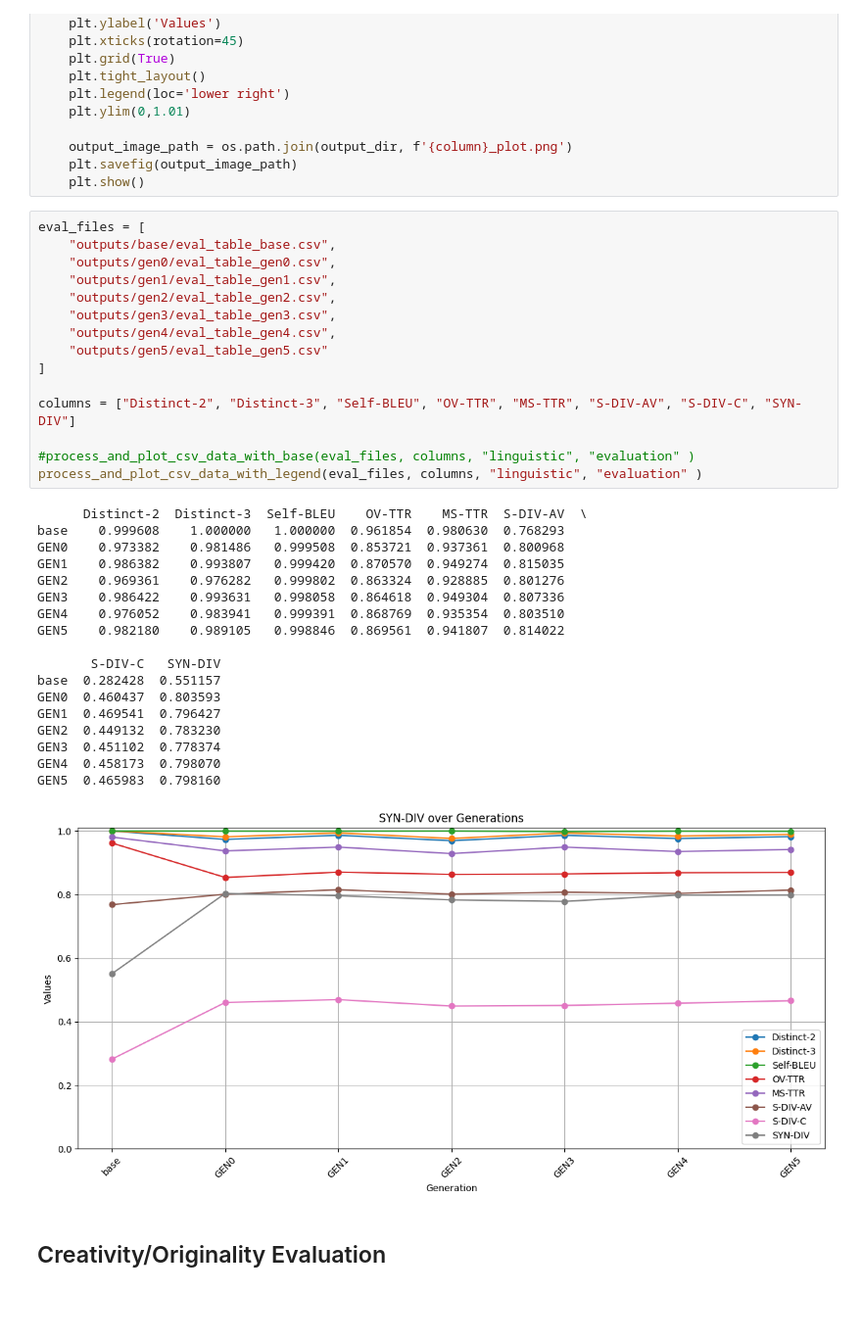
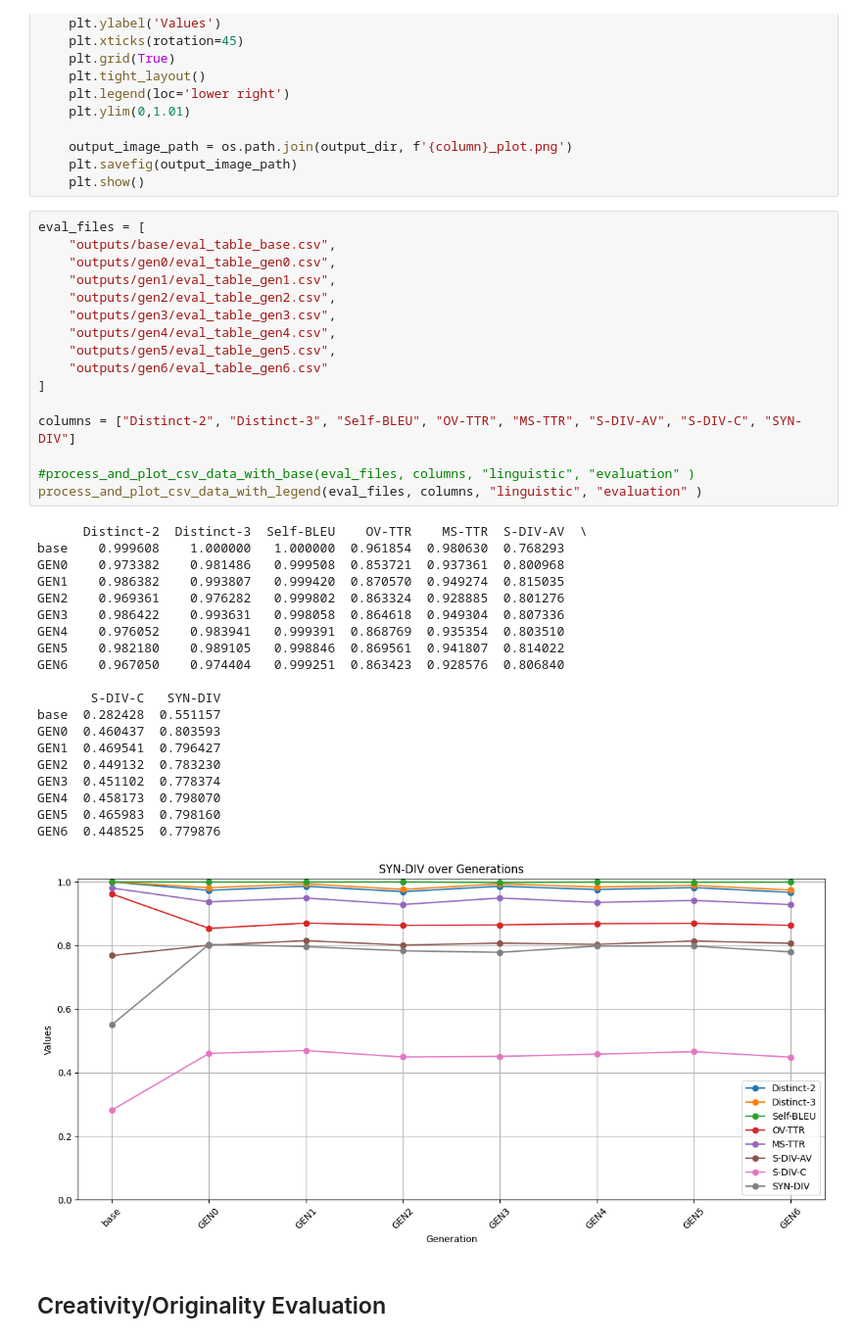
Before and after one commit to VasilisAvgoustakis/BA_Thesis_Experiment, a Jupyter notebook: evaluation.ipynb, the cells around one changed output. Shown at 98% size. Drawn from its saved outputs; the diff is of its cells as text; blank space fills up the shorter version.

```diff
--- a/evaluation.ipynb
+++ b/evaluation.ipynb
@@ -94,35 +94,38 @@ eval_files = [
     "outputs/base/eval_table_base.csv",
     "outputs/gen0/eval_table_gen0.csv",
     "outputs/gen1/eval_table_gen1.csv",
     "outputs/gen2/eval_table_gen2.csv",
     "outputs/gen3/eval_table_gen3.csv",
     "outputs/gen4/eval_table_gen4.csv",
-    "outputs/gen5/eval_table_gen5.csv"
+    "outputs/gen5/eval_table_gen5.csv",
+    "outputs/gen6/eval_table_gen6.csv"
 ]
 
 columns = ["Distinct-2", "Distinct-3", "Self-BLEU", "OV-TTR", "MS-TTR", "S-DIV-AV", "S-DIV-C", "SYN-DIV"]
 
 #process_and_plot_csv_data_with_base(eval_files, columns, "linguistic", "evaluation" )
 process_and_plot_csv_data_with_legend(eval_files, columns, "linguistic", "evaluation" )
 # %% [output]
       Distinct-2  Distinct-3  Self-BLEU    OV-TTR    MS-TTR  S-DIV-AV  \
 base    0.999608    1.000000   1.000000  0.961854  0.980630  0.768293
 GEN0    0.973382    0.981486   0.999508  0.853721  0.937361  0.800968
 GEN1    0.986382    0.993807   0.999420  0.870570  0.949274  0.815035
 GEN2    0.969361    0.976282   0.999802  0.863324  0.928885  0.801276
 GEN3    0.986422    0.993631   0.998058  0.864618  0.949304  0.807336
 GEN4    0.976052    0.983941   0.999391  0.868769  0.935354  0.803510
 GEN5    0.982180    0.989105   0.998846  0.869561  0.941807  0.814022
+GEN6    0.967050    0.974404   0.999251  0.863423  0.928576  0.806840
 
        S-DIV-C   SYN-DIV
 base  0.282428  0.551157
 GEN0  0.460437  0.803593
 GEN1  0.469541  0.796427
 GEN2  0.449132  0.783230
 GEN3  0.451102  0.778374
 GEN4  0.458173  0.798070
 GEN5  0.465983  0.798160
+GEN6  0.448525  0.779876
-[figure, old version]
+[figure, new version]
 # %% [markdown]
 ## Creativity/Originality Evaluation
 # %% [markdown]
```
Also changed, not shown: parts of 1 cell of this notebook, 9 other files.
